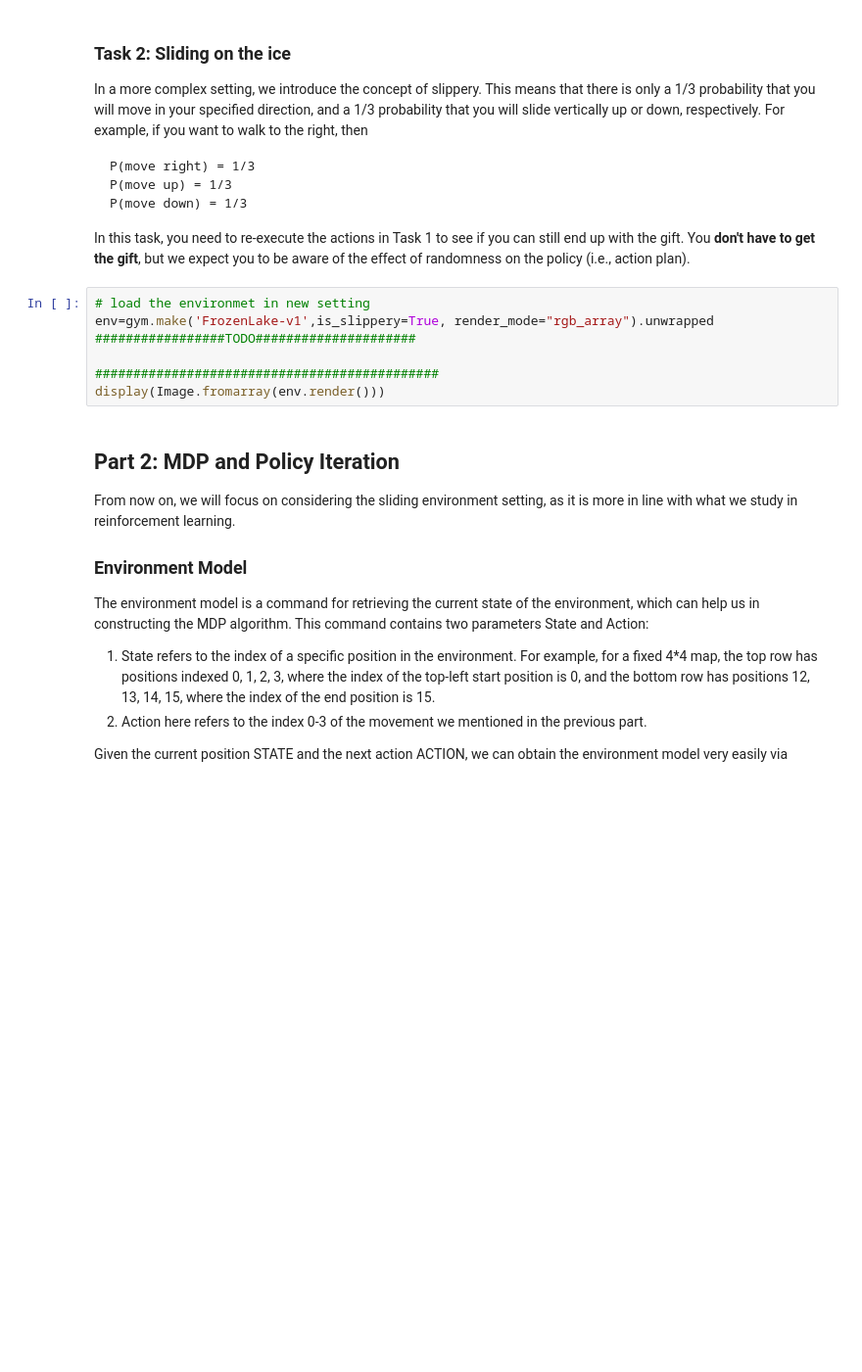
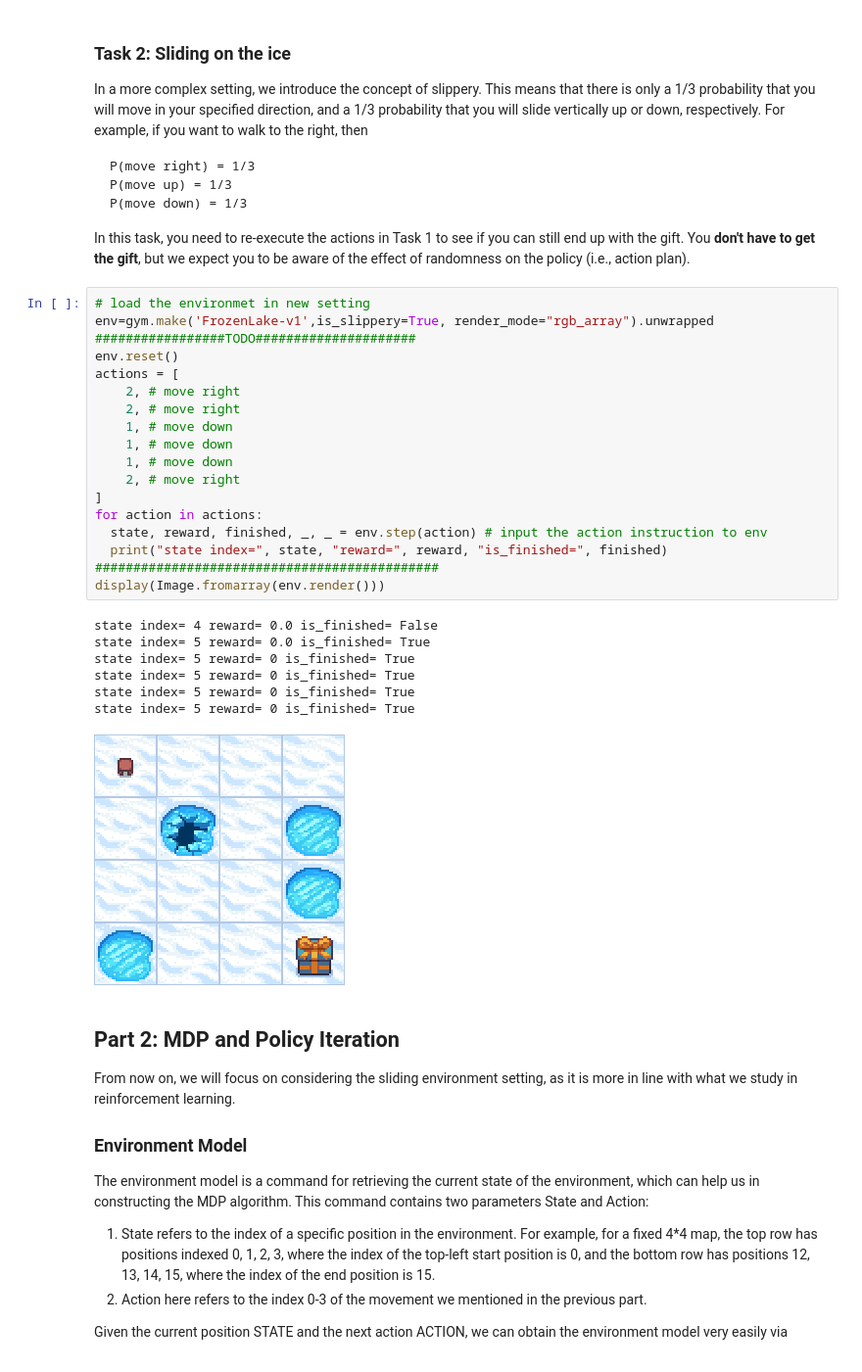
Before and after one commit to shaneracecarr/Lab_frozen_lake, a Jupyter notebook: Lab_frozen_lake.ipynb, the cells around one changed output. Shown: that part at 98% size. Drawn from its saved outputs; the diff is of its cells as text; blank space fills up the shorter version.

```diff
--- a/Lab_frozen_lake.ipynb
+++ b/Lab_frozen_lake.ipynb
@@ -103,10 +151,29 @@ In this task, you need to re-execute the actions in Task 1 to see if you can sti
 # %%
 # load the environmet in new setting
 env=gym.make('FrozenLake-v1',is_slippery=True, render_mode="rgb_array").unwrapped
 #################TODO#####################
-
+env.reset()
+actions = [
+    2, # move right
+    2, # move right
+    1, # move down
+    1, # move down
+    1, # move down
+    2, # move right
+]
+for action in actions:
+  state, reward, finished, _, _ = env.step(action) # input the action instruction to env
+  print("state index=", state, "reward=", reward, "is_finished=", finished)
 #############################################
 display(Image.fromarray(env.render()))
+# %% [output]
+state index= 4 reward= 0.0 is_finished= False
+state index= 5 reward= 0.0 is_finished= True
+state index= 5 reward= 0 is_finished= True
+state index= 5 reward= 0 is_finished= True
+state index= 5 reward= 0 is_finished= True
+state index= 5 reward= 0 is_finished= True
+[figure, added]
 # %% [markdown]
 ## Part 2: MDP and Policy Iteration
 From now on, we will focus on considering the sliding environment setting, as it is more in line with what we study in reinforcement learning.
```
Also changed, not shown: parts of 7 cells of this notebook.
